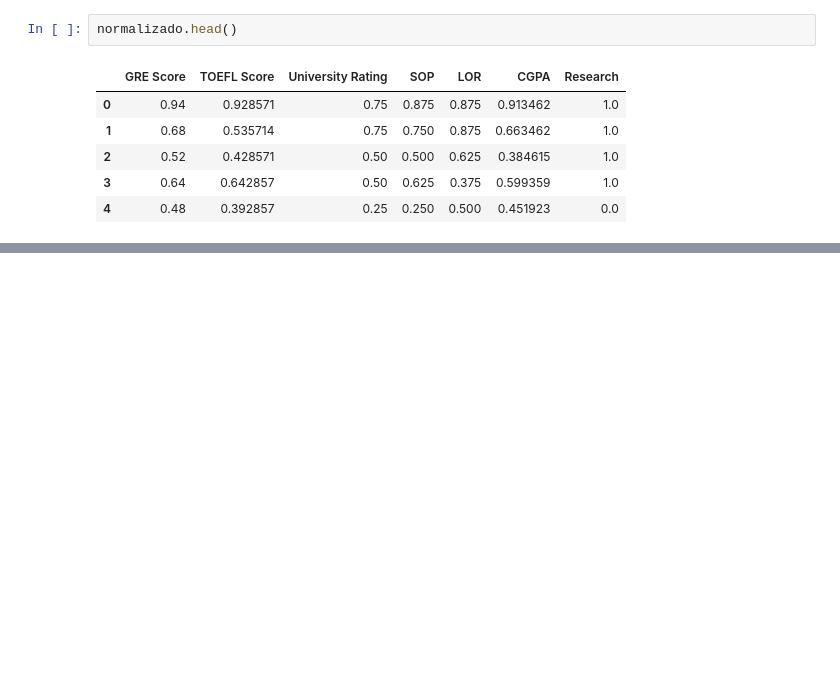
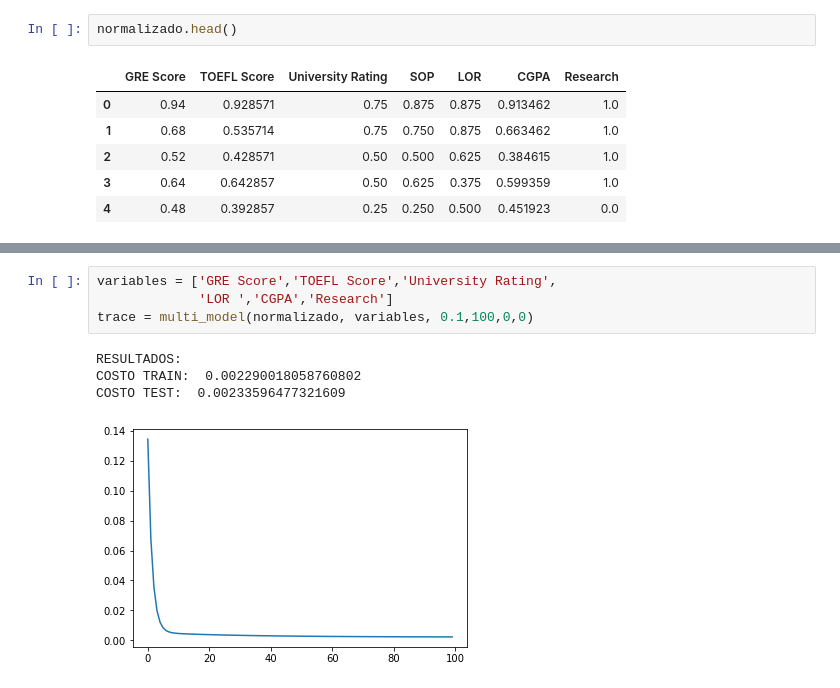
Before and after one commit to JoseGuzmanZamora/elementsOfMachineLearning, a Jupyter notebook: lab2/main.ipynb, the cells around one changed output, grey strips where cells are left out. Drawn from its saved outputs; the diff is of its cells as text; blank space fills up the shorter version.

```diff
--- a/lab2/main.ipynb
+++ b/lab2/main.ipynb
@@ -172,0 +227,9 @@ costos
+# %%
+variables = ['GRE Score','TOEFL Score','University Rating',
+             'LOR ','CGPA','Research']
+trace = multi_model(normalizado, variables, 0.1,100,0,0)
+# %% [output]
+RESULTADOS:
+COSTO TRAIN:  0.002290018058760802
+COSTO TEST:  0.00233596477321609
+[figure, added]
```
Also changed, not shown: parts of 14 cells of this notebook.
